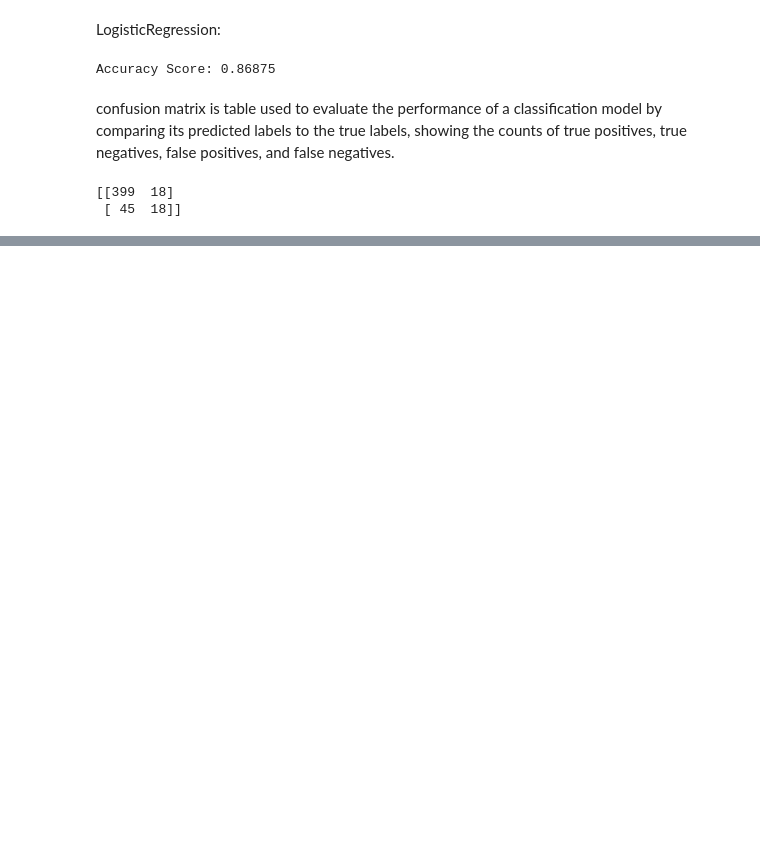
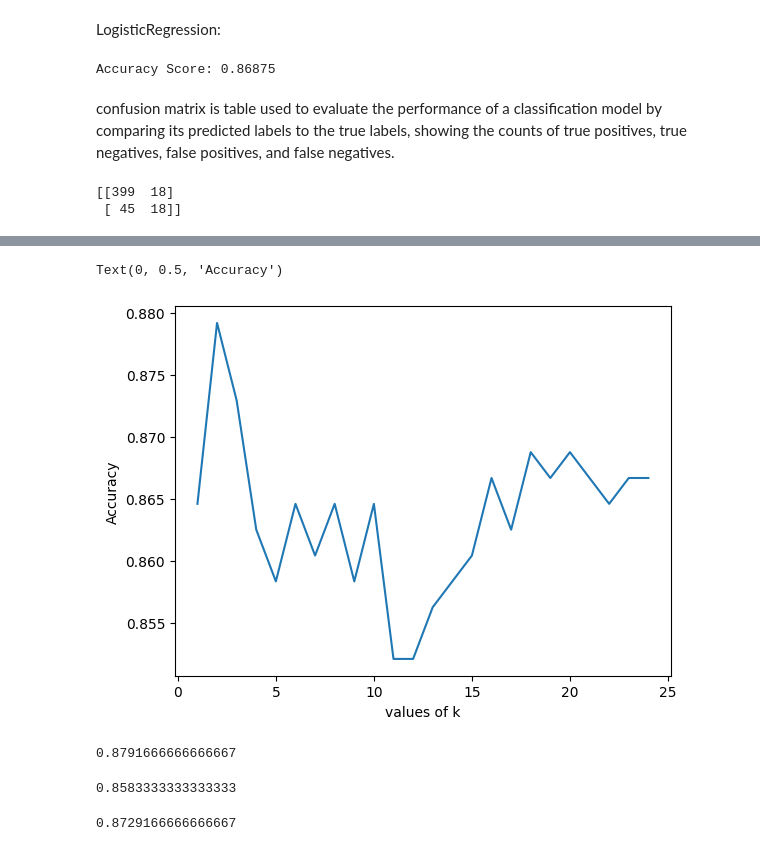
Before and after one commit to LUCIFER9871/Red_wine_model, a Jupyter notebook: Red_win_model.ipynb, the cells around one changed output, grey strips where cells are left out. Saved outputs shown, nothing was run; the diff lists cells and outputs as text; code cells hidden in the pictures; blank space fills up the shorter version.

```diff
--- a/Red_win_model.ipynb
+++ b/Red_win_model.ipynb
@@ -270,0 +401,4 @@ print(confusion_mat)
+# %%
+if k%2==0: k+=1
+k=int(k)
+k
@@ -270,0 +407,4 @@ print(confusion_mat)
+# %%
+from sklearn.neighbors import KNeighborsClassifier
+model=KNeighborsClassifier(n_neighbors=k)
+model.fit(X_train, y_train)
@@ -270,0 +413,3 @@ print(confusion_mat)
+# %%
+accuracy=model.score(x_test,y_test)
+accuracy
@@ -270,0 +418,11 @@ print(confusion_mat)
+# %%
+#takes k values from 1 to 25
+k_range= range(1,25)
+scores=[]
+
+for k in k_range:
+    model=KNeighborsClassifier(n_neighbors=k)
+    model.fit(X_train, y_train)
+    accuracy=model.score(x_test,y_test)
+    scores.append(accuracy)
+    print('k=%d Accuracy =%.2f%%' % (k , accuracy*100))
@@ -270,0 +447,31 @@ print(confusion_mat)
+# %%
+plt.plot(k_range, scores)
+plt.xlabel('values of k')
+plt.ylabel('Accuracy')
+# %% [output]
+Text(0, 0.5, 'Accuracy')
+[figure, added]
+# %%
+#accuracy for k-2
+model=KNeighborsClassifier(n_neighbors=2)
+model.fit(x_train,y_train)
+accuracy=model.score(x_test,y_test)
+accuracy
+# %% [output]
+0.8791666666666667
+# %%
+#accuracy for k-2.5
+model=KNeighborsClassifier(n_neighbors=5)
+model.fit(x_train,y_train)
+accuracy=model.score(x_test,y_test)
+accuracy
+# %% [output]
+0.8583333333333333
+# %%
+#accuracy for k-3
+model=KNeighborsClassifier(n_neighbors=3)
+model.fit(x_train,y_train)
+accuracy=model.score(x_test,y_test)
+accuracy
+# %% [output]
+0.8729166666666667
```
Also changed, not shown: parts of 16 cells of this notebook.
